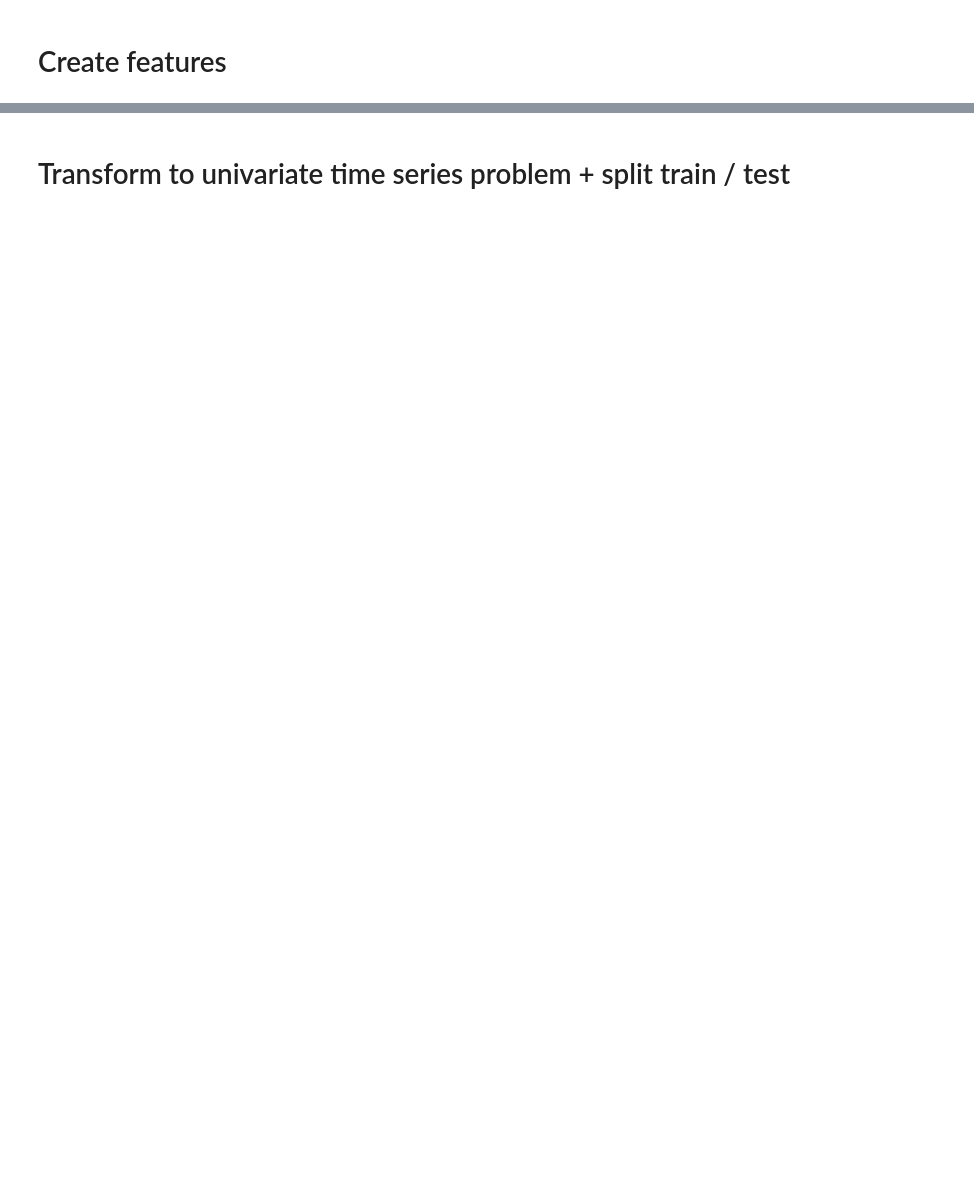
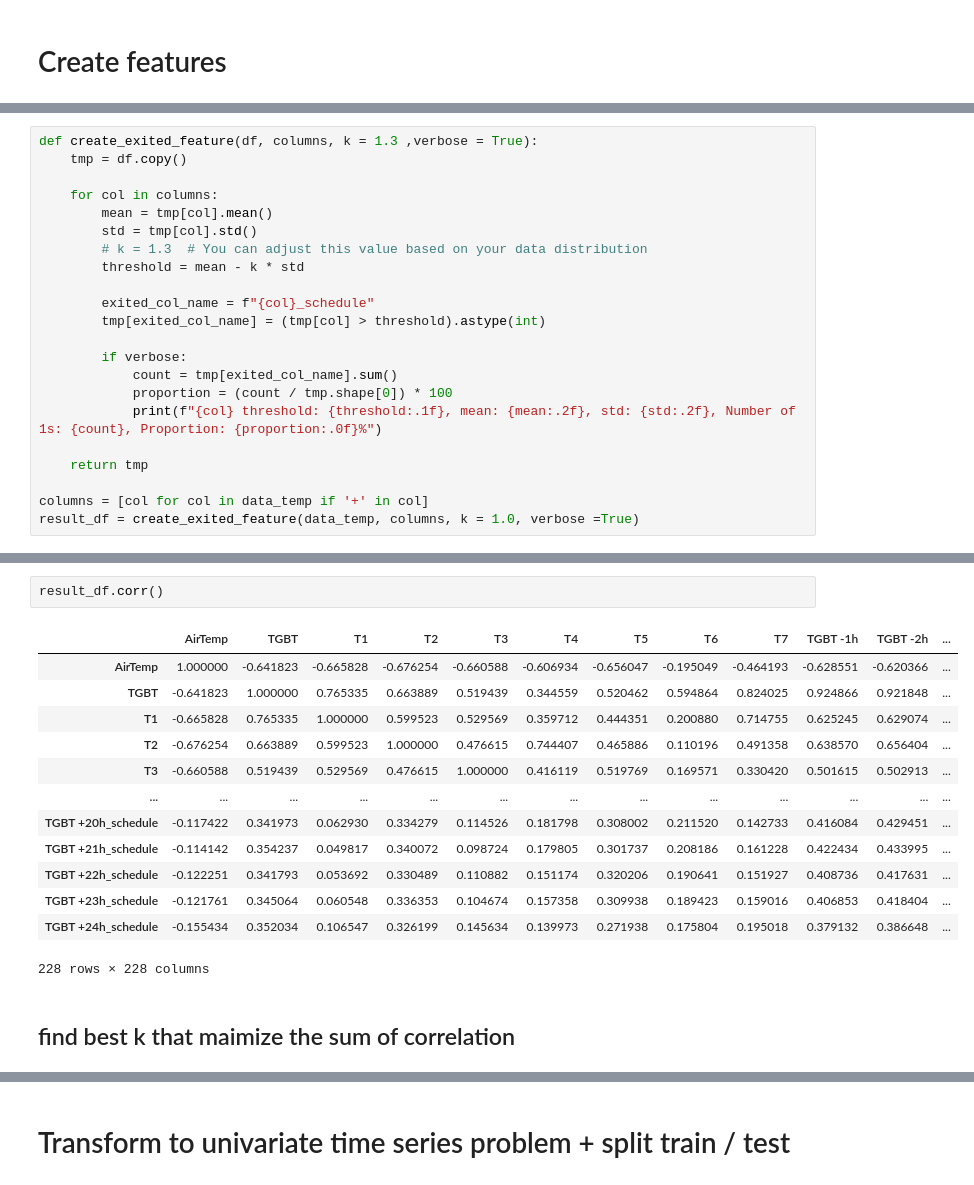
Before and after one commit to SmartGridandCity/DrahiX_power_consumption_forecast-, a Jupyter notebook: pre_processing.ipynb, the cells around one changed output, grey strips where cells are left out. Cells and saved outputs as stored; diff of their text form; blank space fills up the shorter version.

```diff
--- a/pre_processing.ipynb
+++ b/pre_processing.ipynb
@@ -119,0 +117,22 @@ plot_saisonal_decomp(df['AirTemp'])
+# %%
+def create_exited_feature(df, columns, k = 1.3 ,verbose = True):
+    tmp = df.copy()
+
+    for col in columns:
+        mean = tmp[col].mean()
+        std = tmp[col].std()
+        # k = 1.3  # You can adjust this value based on your data distribution
+        threshold = mean - k * std
+
+        exited_col_name = f"{col}_schedule"
+        tmp[exited_col_name] = (tmp[col] > threshold).astype(int)
+
+        if verbose:
+            count = tmp[exited_col_name].sum()
+            proportion = (count / tmp.shape[0]) * 100
+            print(f"{col} threshold: {threshold:.1f}, mean: {mean:.2f}, std: {std:.2f}, Number of 1s: {count}, Proportion: {proportion:.0f}%")
+
+    return tmp
+
+columns = [col for col in data_temp if '+' in col]
+result_df = create_exited_feature(data_temp, columns, k = 1.0, verbose =True)
@@ -119,0 +157,18 @@ plot_saisonal_decomp(df['AirTemp'])
+# %%
+result_df.corr()
+# %% [output]
+|  | AirTemp | TGBT | T1 | T2 | T3 | T4 | T5 | T6 | T7 | TGBT -1h | TGBT -2h | ... |
+| AirTemp | 1.000000 | -0.641823 | -0.665828 | -0.676254 | -0.660588 | -0.606934 | -0.656047 | -0.195049 | -0.464193 | -0.628551 | -0.620366 | ... |
+| TGBT | -0.641823 | 1.000000 | 0.765335 | 0.663889 | 0.519439 | 0.344559 | 0.520462 | 0.594864 | 0.824025 | 0.924866 | 0.921848 | ... |
+| T1 | -0.665828 | 0.765335 | 1.000000 | 0.599523 | 0.529569 | 0.359712 | 0.444351 | 0.200880 | 0.714755 | 0.625245 | 0.629074 | ... |
+| T2 | -0.676254 | 0.663889 | 0.599523 | 1.000000 | 0.476615 | 0.744407 | 0.465886 | 0.110196 | 0.491358 | 0.638570 | 0.656404 | ... |
+| T3 | -0.660588 | 0.519439 | 0.529569 | 0.476615 | 1.000000 | 0.416119 | 0.519769 | 0.169571 | 0.330420 | 0.501615 | 0.502913 | ... |
+| ... | ... | ... | ... | ... | ... | ... | ... | ... | ... | ... | ... | ... |
+| TGBT +20h_schedule | -0.117422 | 0.341973 | 0.062930 | 0.334279 | 0.114526 | 0.181798 | 0.308002 | 0.211520 | 0.142733 | 0.416084 | 0.429451 | ... |
+| TGBT +21h_schedule | -0.114142 | 0.354237 | 0.049817 | 0.340072 | 0.098724 | 0.179805 | 0.301737 | 0.208186 | 0.161228 | 0.422434 | 0.433995 | ... |
+| TGBT +22h_schedule | -0.122251 | 0.341793 | 0.053692 | 0.330489 | 0.110882 | 0.151174 | 0.320206 | 0.190641 | 0.151927 | 0.408736 | 0.417631 | ... |
+| TGBT +23h_schedule | -0.121761 | 0.345064 | 0.060548 | 0.336353 | 0.104674 | 0.157358 | 0.309938 | 0.189423 | 0.159016 | 0.406853 | 0.418404 | ... |
+| TGBT +24h_schedule | -0.155434 | 0.352034 | 0.106547 | 0.326199 | 0.145634 | 0.139973 | 0.271938 | 0.175804 | 0.195018 | 0.379132 | 0.386648 | ... |
+228 rows × 228 columns
+# %% [markdown]
+## find best k that maimize the sum of correlation
```
Also changed, not shown: parts of 17 cells of this notebook.
